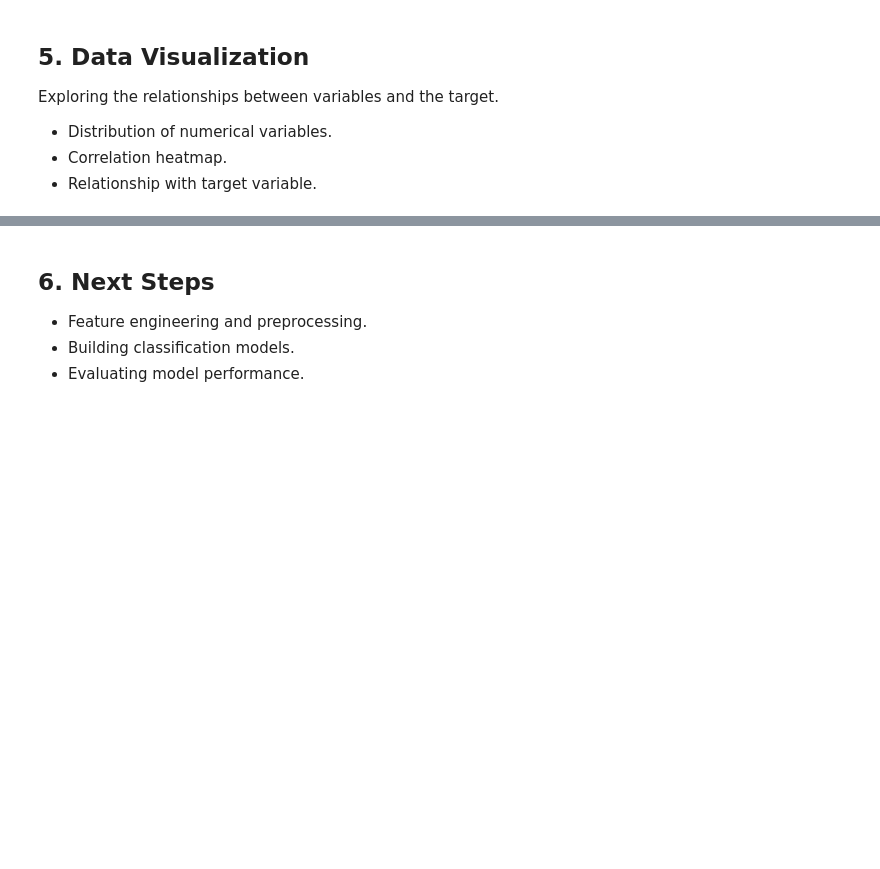
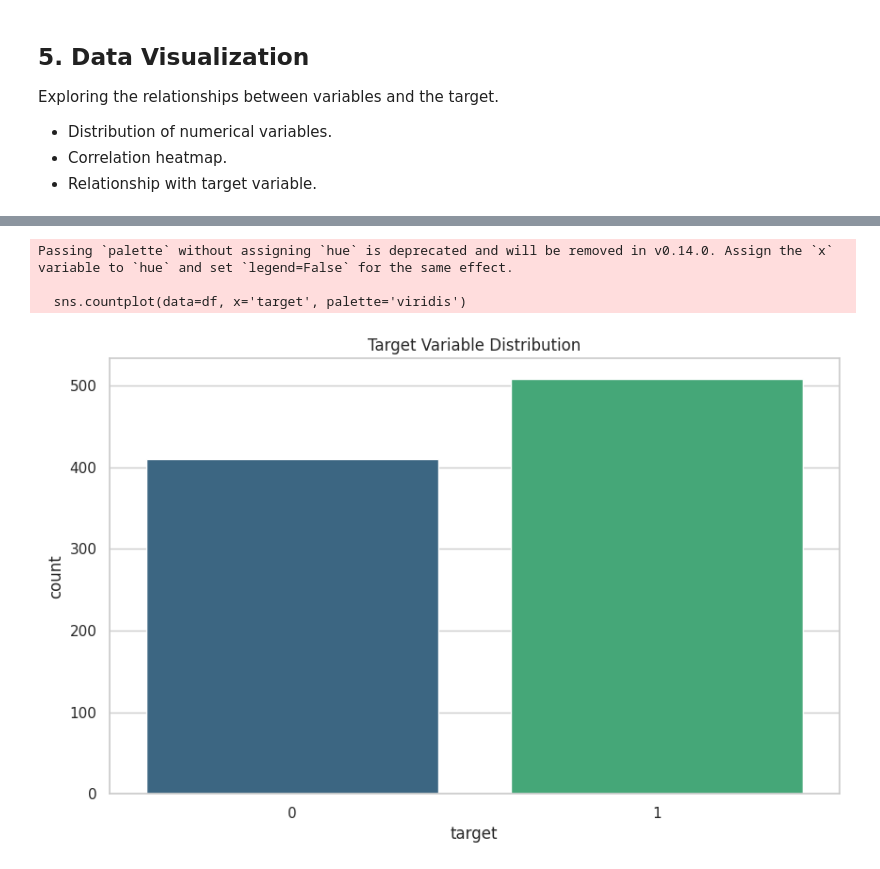
Before and after one commit to OscarTMa/heart-disease-classification., a Jupyter notebook: notebooks/Heart_Disease_EDA.ipynb, the cells around one changed output, grey strips where cells are left out. Drawn from its saved outputs; the diff is of its cells as text; code cells hidden in the pictures; blank space fills up the shorter version.

```diff
--- a/notebooks/Heart_Disease_EDA.ipynb
+++ b/notebooks/Heart_Disease_EDA.ipynb
@@ -73,0 +153,3 @@ plt.show()
+# %%
+# Rename the target column
+df.rename(columns={'HeartDisease': 'target'}, inplace=True)
@@ -74,10 +165,15 @@ plt.show()
 # %%
 # Relationship with target variable
-sns.countplot(data=df, x='target', palette='viridis')
-plt.title('Target Variable Distribution')
-plt.show()
+# Check if 'target' column exists in the DataFrame
+if 'target' in df.columns:
+    sns.countplot(data=df, x='target', palette='viridis')
+    plt.title('Target Variable Distribution')
+    plt.show()
+else:
+    print("Column 'target' not found in the DataFrame.")
+    # Investigate why the column is missing and fix the data loading or preprocessing steps
+# %% [output]
+Passing `palette` without assigning `hue` is deprecated and will be removed in v0.14.0. Assign the `x` variable to `hue` and set `legend=False` for the same effect.
+
+  sns.countplot(data=df, x='target', palette='viridis')
+[figure, added]
-# %% [markdown]
-## 6. Next Steps
-- Feature engineering and preprocessing.
-- Building classification models.
-- Evaluating model performance.
```
Also changed, not shown: parts of 17 cells of this notebook.
